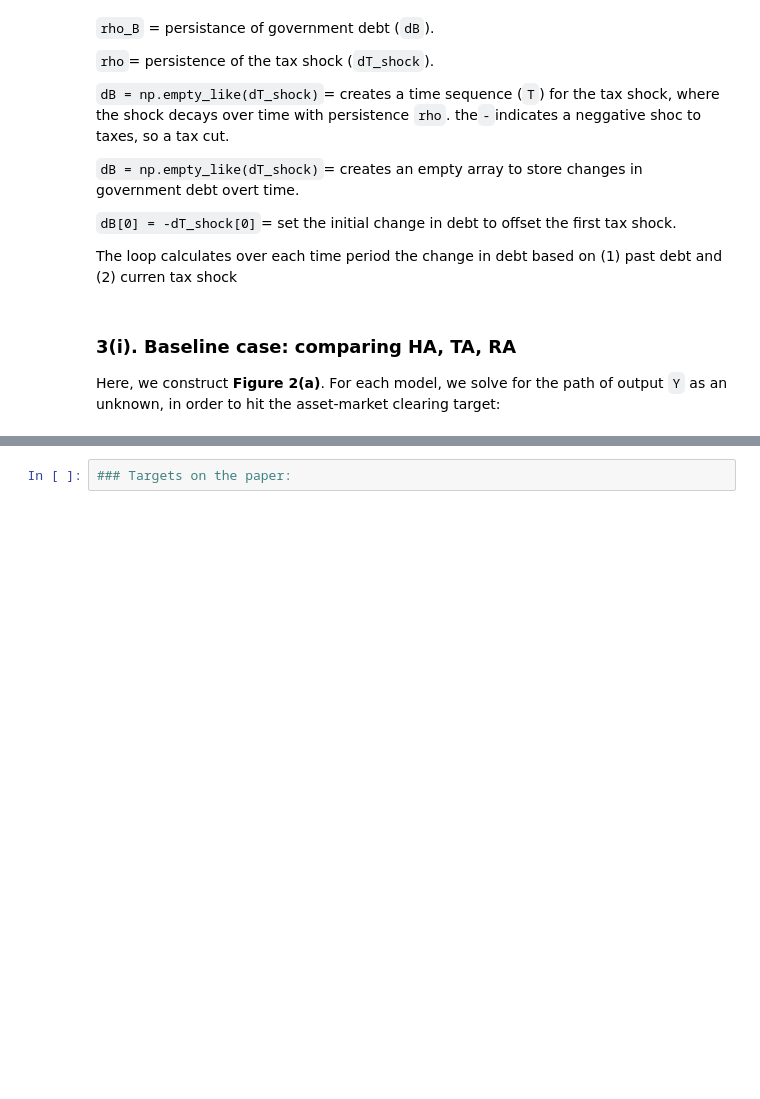
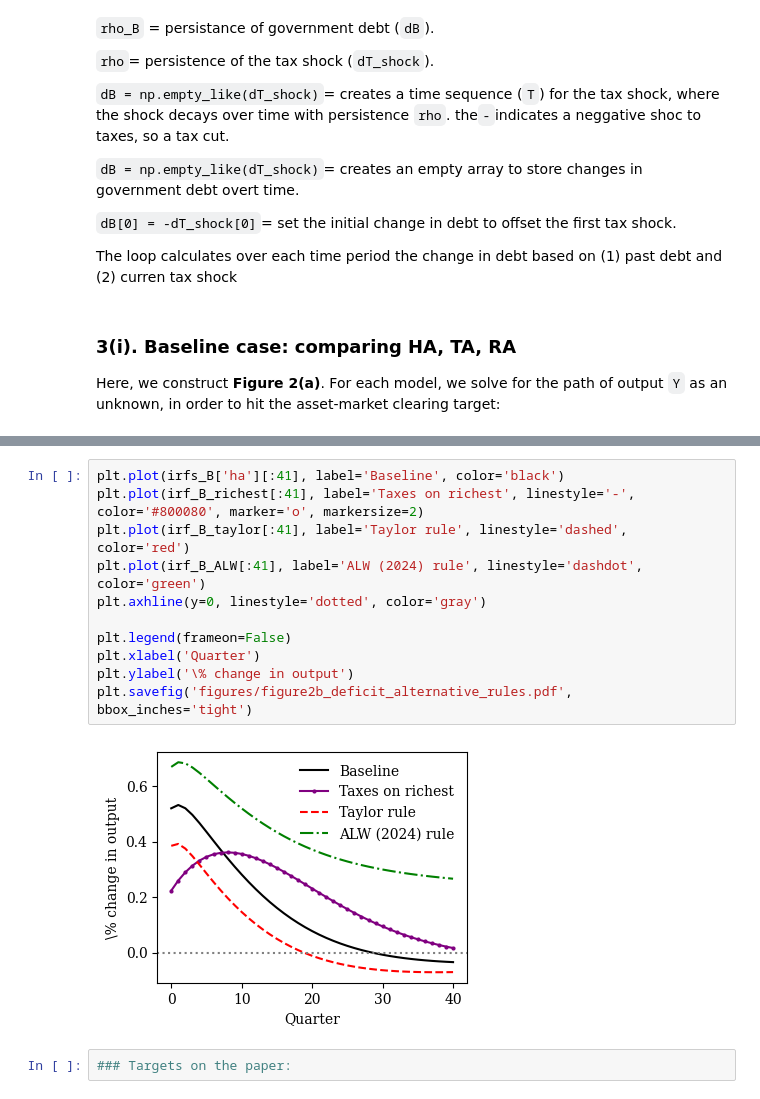
Before and after one commit to SofiaRuizRomanos/annual-review, a Jupyter notebook: code_analysis.ipynb, the cells around one changed output, grey strips where cells are left out. Drawn from its saved outputs; the diff is of its cells as text; blank space fills up the shorter version.

```diff
--- a/code_analysis.ipynb
+++ b/code_analysis.ipynb
@@ -646,2 +802,15 @@ Computes the IRF of output (`Y`) to a debt shock (`dB`) for each model (loop thr
+# %%
+plt.plot(irfs_B['ha'][:41], label='Baseline', color='black')
+plt.plot(irf_B_richest[:41], label='Taxes on richest', linestyle='-', color='#800080', marker='o', markersize=2)
+plt.plot(irf_B_taylor[:41], label='Taylor rule', linestyle='dashed', color='red')
+plt.plot(irf_B_ALW[:41], label='ALW (2024) rule', linestyle='dashdot', color='green')
+plt.axhline(y=0, linestyle='dotted', color='gray')
+
+plt.legend(frameon=False)
+plt.xlabel('Quarter')
+plt.ylabel('\% change in output')
+plt.savefig('figures/figure2b_deficit_alternative_rules.pdf', bbox_inches='tight')
+# %% [output]
+[figure, added]
 # %%
 ### Targets on the paper:
```
Also changed, not shown: parts of 46 cells of this notebook, 6 other files.
